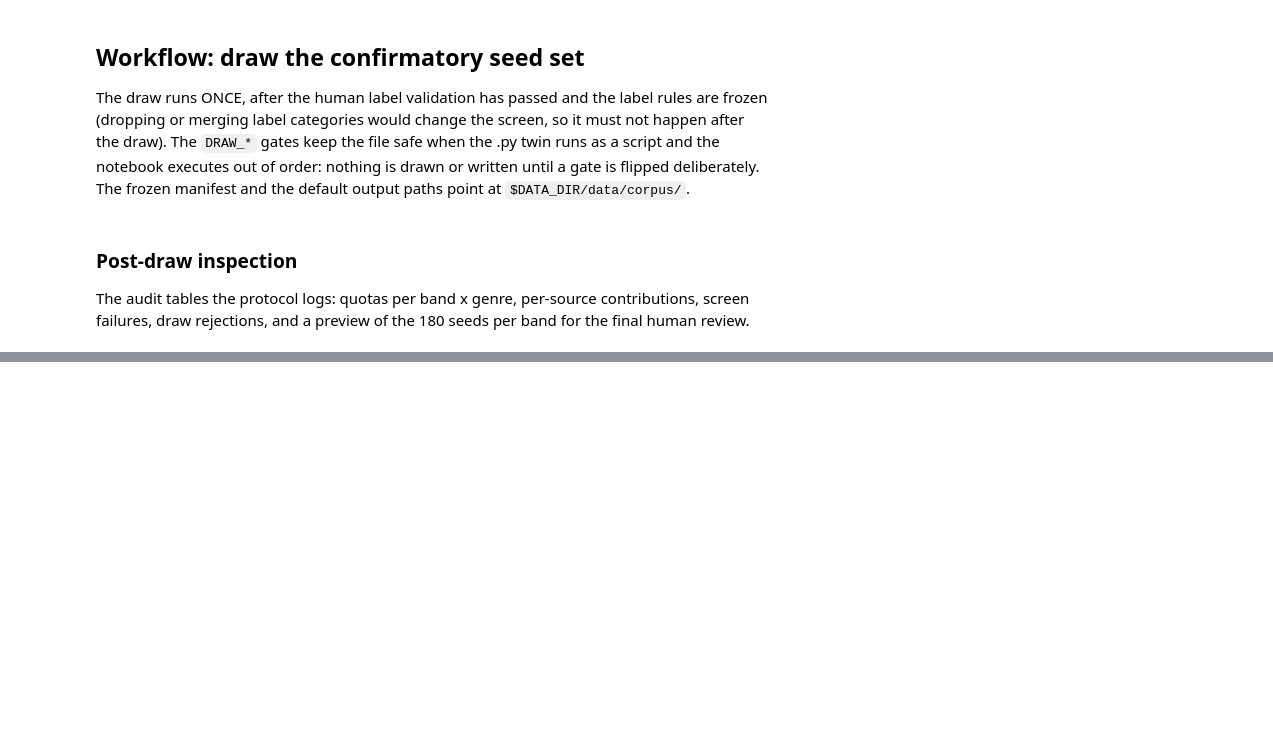
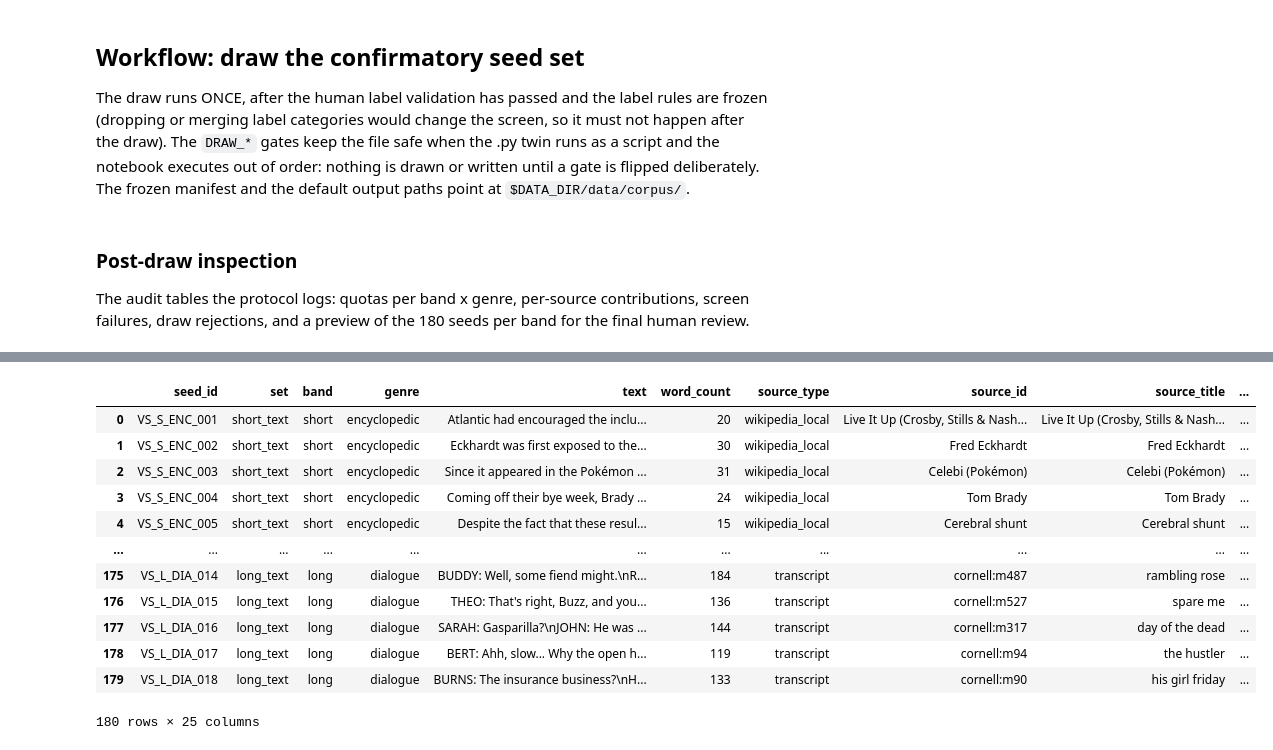
Before and after one commit to dominikpegler/echochains-vs-analysis, a Jupyter notebook: scripts/confirmatory/corpus_sampler_vs.ipynb, the cells around one changed output, grey strips where cells are left out. Cells and saved outputs as stored; diff of their text form; code cells hidden in the pictures; blank space fills up the shorter version.

```diff
--- a/scripts/confirmatory/corpus_sampler_vs.ipynb
+++ b/scripts/confirmatory/corpus_sampler_vs.ipynb
@@ -596,7 +596,7 @@ DATA_DIR = Path(os.environ.get(
 FROZEN_MANIFEST = DATA_DIR / "data" / "corpus" / "vs_candidate_manifest.jsonl"
 DEFAULT_OUTDIR = DATA_DIR / "data" / "corpus" / "sampler"
 DRAW = False  # set True to run the one confirmatory draw
-INSPECT = False  # set True after a draw exists to render the audit tables
+INSPECT = True  # set True after a draw exists to render the audit tables
 # %%
 if DRAW:
     main([])  # all defaults: frozen manifest, seed, quotas, DATA_DIR outdir
@@ -633,0 +652,16 @@ if seed_df is not None and len(seed_df):
+# %%
+seed_df
+# %% [output]
+|  | seed_id | set | band | genre | text | word_count | source_type | source_id | source_title | ... |
+| 0 | VS_S_ENC_001 | short_text | short | encyclopedic | Atlantic had encouraged the inclu... | 20 | wikipedia_local | Live It Up (Crosby, Stills & Nash... | Live It Up (Crosby, Stills & Nash... | ... |
+| 1 | VS_S_ENC_002 | short_text | short | encyclopedic | Eckhardt was first exposed to the... | 30 | wikipedia_local | Fred Eckhardt | Fred Eckhardt | ... |
+| 2 | VS_S_ENC_003 | short_text | short | encyclopedic | Since it appeared in the Pokémon ... | 31 | wikipedia_local | Celebi (Pokémon) | Celebi (Pokémon) | ... |
+| 3 | VS_S_ENC_004 | short_text | short | encyclopedic | Coming off their bye week, Brady ... | 24 | wikipedia_local | Tom Brady | Tom Brady | ... |
+| 4 | VS_S_ENC_005 | short_text | short | encyclopedic | Despite the fact that these resul... | 15 | wikipedia_local | Cerebral shunt | Cerebral shunt | ... |
+| ... | ... | ... | ... | ... | ... | ... | ... | ... | ... | ... |
+| 175 | VS_L_DIA_014 | long_text | long | dialogue | BUDDY: Well, some fiend might.\nR... | 184 | transcript | cornell:m487 | rambling rose | ... |
+| 176 | VS_L_DIA_015 | long_text | long | dialogue | THEO: That's right, Buzz, and you... | 136 | transcript | cornell:m527 | spare me | ... |
+| 177 | VS_L_DIA_016 | long_text | long | dialogue | SARAH: Gasparilla?\nJOHN: He was ... | 144 | transcript | cornell:m317 | day of the dead | ... |
+| 178 | VS_L_DIA_017 | long_text | long | dialogue | BERT: Ahh, slow... Why the open h... | 119 | transcript | cornell:m94 | the hustler | ... |
+| 179 | VS_L_DIA_018 | long_text | long | dialogue | BURNS: The insurance business?\nH... | 133 | transcript | cornell:m90 | his girl friday | ... |
+180 rows × 25 columns
```
Also changed, not shown: parts of 1 cell of this notebook, 3 other files.
